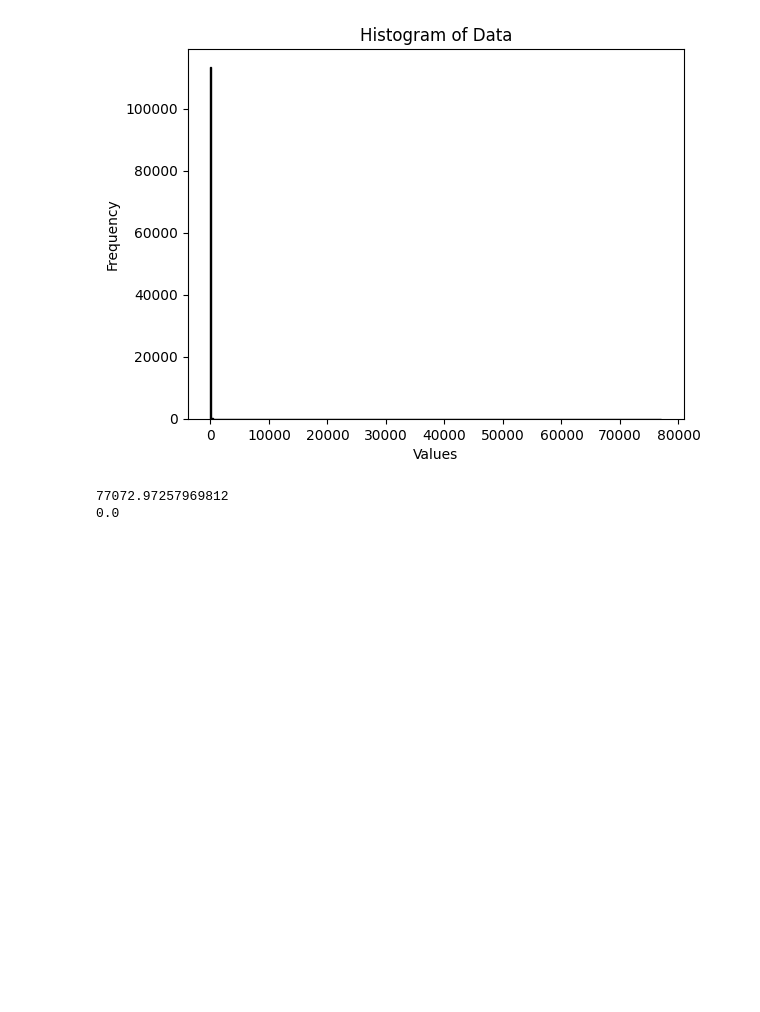
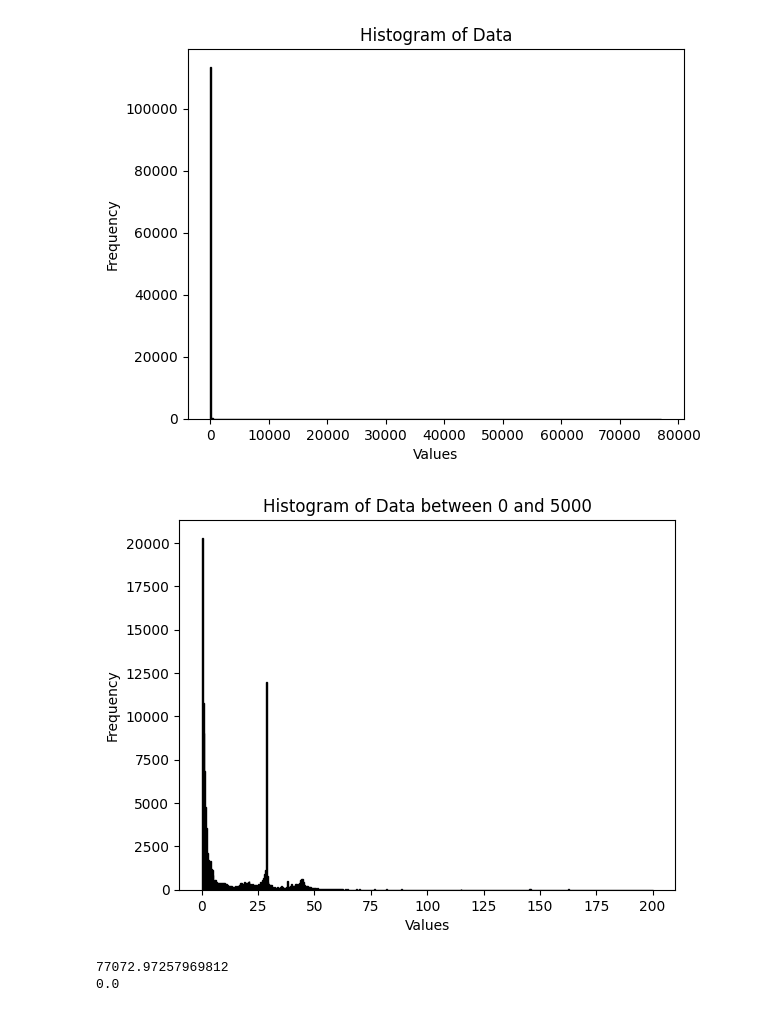
Before and after one commit to zyang63/Die_casting_ejection, a Jupyter notebook: draft_angle_marking.ipynb, the cells around one changed output. Saved outputs shown, nothing was run; the diff lists cells and outputs as text; code cells hidden in the pictures; blank space fills up the shorter version.

```diff
--- a/draft_angle_marking.ipynb
+++ b/draft_angle_marking.ipynb
@@ -290,6 +290,20 @@ plt.ylabel('Frequency')
 plt.show()
 # %% [output]
 [figure]
+# %%
+import matplotlib.pyplot as plt
+import numpy as np
+
+# Filter out infinite values and values outside the range [0, 5000]
+filtered_tangents = [x for x in tangents if np.isfinite(x) and 0 <= x <= 200]
+
+plt.hist(filtered_tangents, bins=500, color='blue', edgecolor='black', range=(0, 200))
+plt.title('Histogram of Data between 0 and 5000')
+plt.xlabel('Values')
+plt.ylabel('Frequency')
+plt.show()
+# %% [output]
+[figure, added]
 # %%
 cosines_array = np.array(cosines)
 F_array = np.array(F_list)
```
